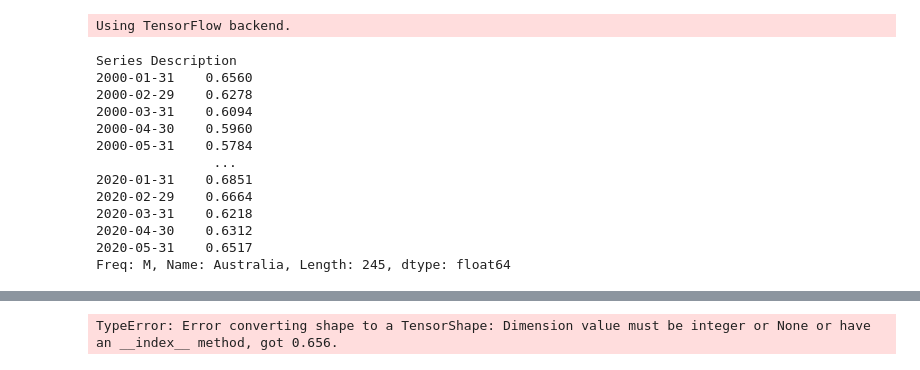
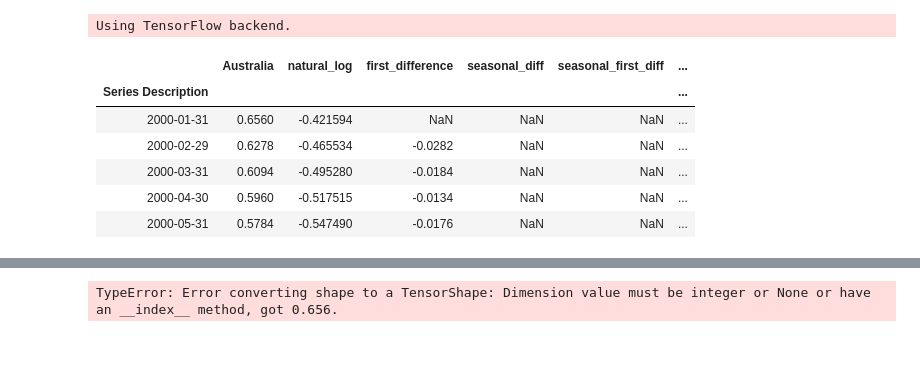
Before and after one commit to marmistead91/Foreign-Exchange-Rates-Time-Series, a Jupyter notebook: Time Series.ipynb, the cells around one changed output, grey strips where cells are left out. Cells and saved outputs as stored; diff of their text form; code cells hidden in the pictures.

```diff
--- a/Time Series.ipynb
+++ b/Time Series.ipynb
@@ -397,2 +397,0 @@ plot_pacf(aus, lags=20, ax=ax[1]);
-# %%
-month_aus=aus.resample('M').sum()
@@ -706,18 +722,12 @@ from keras.layers import Dense
 # %% [output]
 Using TensorFlow backend.
 # %%
-month_aus['Australia']
+month_aus.head()
 # %% [output]
-Series Description
-2000-01-31    0.6560
-2000-02-29    0.6278
-2000-03-31    0.6094
-2000-04-30    0.5960
-2000-05-31    0.5784
-               ...
-2020-01-31    0.6851
-2020-02-29    0.6664
-2020-03-31    0.6218
-2020-04-30    0.6312
-2020-05-31    0.6517
-Freq: M, Name: Australia, Length: 245, dtype: float64
+|  | Australia | natural_log | first_difference | seasonal_diff | seasonal_first_diff | ... |
+| Series Description |  |  |  |  |  | ... |
+| 2000-01-31 | 0.6560 | -0.421594 | NaN | NaN | NaN | ... |
+| 2000-02-29 | 0.6278 | -0.465534 | -0.0282 | NaN | NaN | ... |
+| 2000-03-31 | 0.6094 | -0.495280 | -0.0184 | NaN | NaN | ... |
+| 2000-04-30 | 0.5960 | -0.517515 | -0.0134 | NaN | NaN | ... |
+| 2000-05-31 | 0.5784 | -0.547490 | -0.0176 | NaN | NaN | ... |
```
Also changed, not shown: parts of 13 cells of this notebook.
